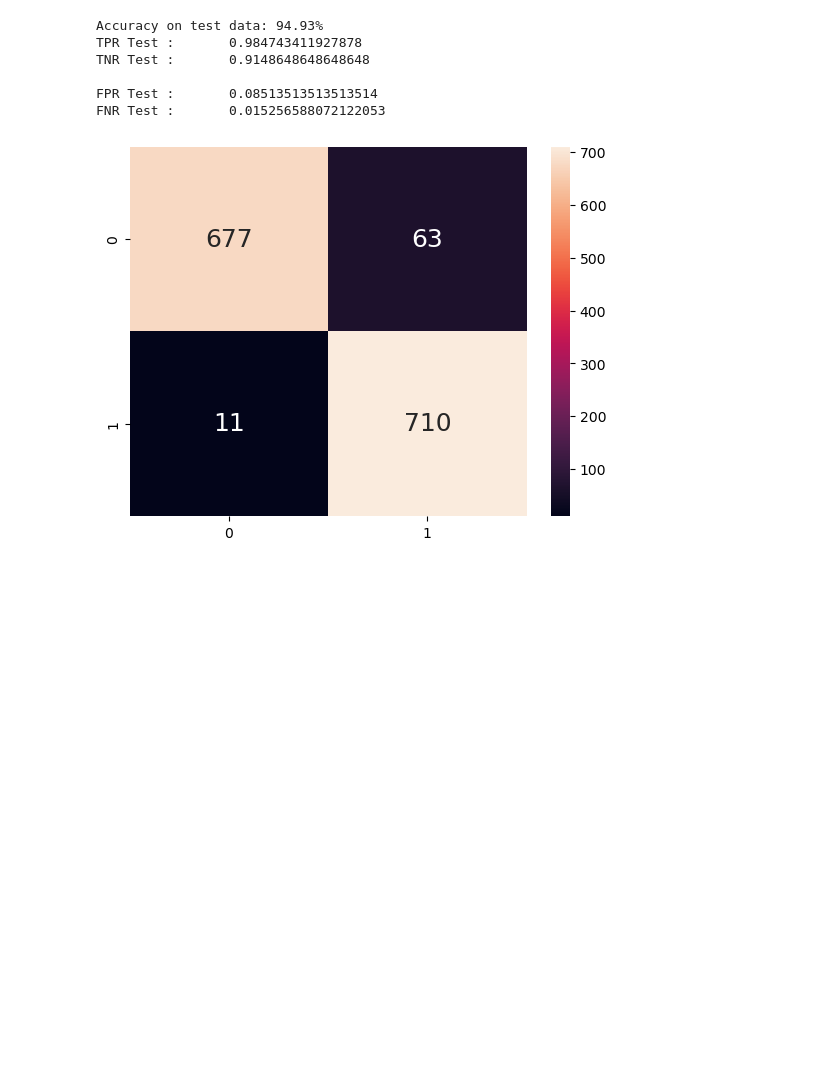
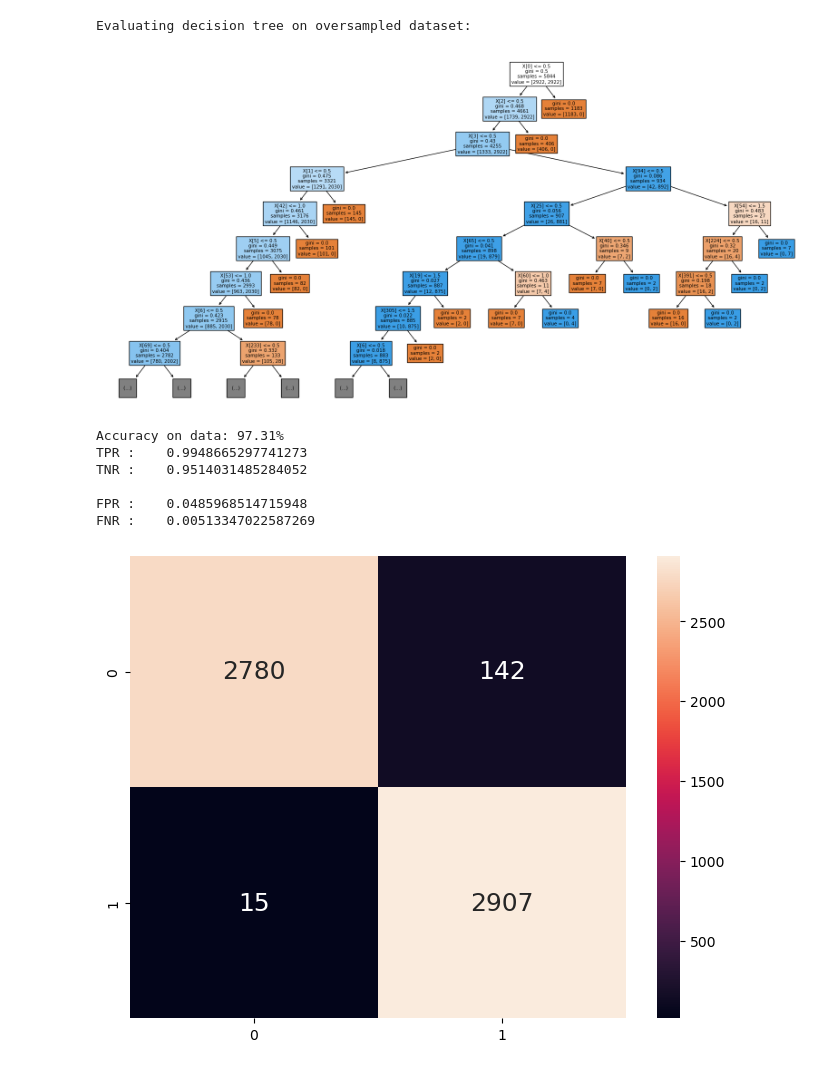
Before and after one commit to khanhlin003/Spam-Detection, a Jupyter notebook: DecisionTree.ipynb, the cells around one changed output. Drawn from its saved outputs; the diff is of its cells as text; code cells hidden in the pictures; blank space fills up the shorter version.

```diff
--- a/DecisionTree.ipynb
+++ b/DecisionTree.ipynb
@@ -22,16 +9,0 @@ df.head()
-# %%
-column_names =[]
-for column in df.columns:
-    column_names.append(column)
-
-column_names = column_names[:-1]
-# %%
-y = pd.DataFrame(df['Label'].astype('category'))
-x = pd.DataFrame(df[column_names])
-X_train, X_test, y_train, y_test = train_test_split(x, y, test_size = 0.25)
-dectree = DecisionTreeClassifier()
-# %%
-dectree.fit(X_train, y_train)
-plt.figure(figsize=(20,10))
-plot_tree(dectree, filled=True,max_depth=8)
-plt.show()
@@ -71,29 +48,19 @@ FNR Train :      0.004543389368468878
-# %%
-# Make predictions on the test data
-y_test_pred = dectree.predict(X_test)
-
-# Calculate the confusion matrix and plot it as a heatmap
-test_conf_mat = confusion_matrix(y_test, y_test_pred)
-sb.heatmap(test_conf_mat, annot=True, fmt=".0f", annot_kws={"size": 18})
-
-# Print the accuracy measures from the confusion matrix for the test data
-tp_test = test_conf_mat[1][1] # True Positives : Y (1) predicted Y (1)
-fp_test = test_conf_mat[0][1] # False Positives : N (0) predicted Y (1)
-tn_test = test_conf_mat[0][0] # True Negatives : N (0) predicted N (0)
-fn_test = test_conf_mat[1][0] # False Negatives : Y (1) predicted N (0)
-
-print("Accuracy on test data: {:.2f}%".format(dectree.score(X_test, y_test) * 100))
-print("TPR Test :\t", (tp_test/(tp_test + fn_test)))
-print("TNR Test :\t", (tn_test/(tn_test + fp_test)))
-print()
-
-print("FPR Test :\t", (fp_test/(tn_test + fp_test)))
-print("FNR Test :\t", (fn_test/(tp_test + fn_test)))
-# %% [output]
-Accuracy on test data: 94.93%
-TPR Test :       0.984743411927878
-TNR Test :       0.9148648648648648
-
-FPR Test :       0.08513513513513514
-FNR Test :       0.015256588072122053
-[figure, removed]
+# %%
+df_oversampled = pd.read_csv("/Users/cheongray/Documents/GitHub/Spam-Detection/Dataset/oversampled_train.csv")
+df_smote_tomek = pd.read_csv("/Users/cheongray/Documents/GitHub/Spam-Detection/Dataset/smote_tomek_train.csv")
+df_smoteen = pd.read_csv("/Users/cheongray/Documents/GitHub/Spam-Detection/Dataset/smoteenn_train.csv")
+df_undersampled = pd.read_csv("/Users/cheongray/Documents/GitHub/Spam-Detection/Dataset/undersampled_train.csv")
+df_test = pd.read_csv("/Users/cheongray/Documents/GitHub/Spam-Detection/Dataset/test_data.csv")
+# %%
+print("Evaluating decision tree on oversampled dataset:")
+evaluate_dt(df_oversampled)
+# %% [output]
+Evaluating decision tree on oversampled dataset:
+[figure, added]
+Accuracy on data: 97.31%
+TPR :    0.9948665297741273
+TNR :    0.9514031485284052
+
+FPR :    0.0485968514715948
+FNR :    0.00513347022587269
+[figure, added]
```
Also changed, not shown: parts of 11 cells of this notebook.
